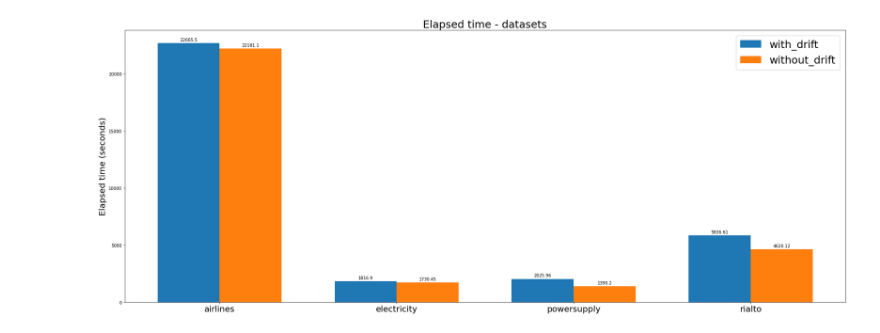
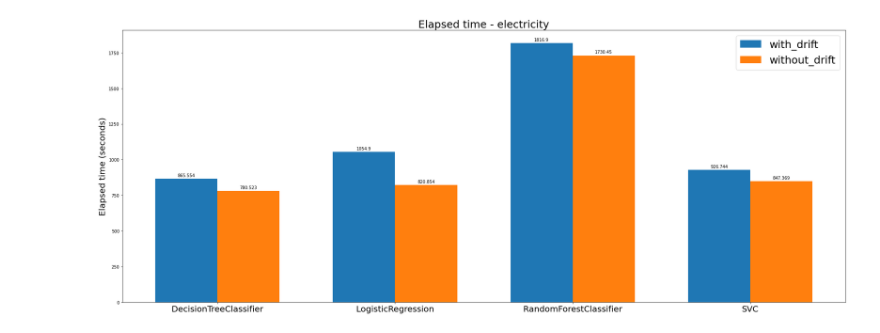
Before and after one commit to feamelo/drift-meta-learning, a Jupyter notebook: src/experiments/results/result_elapsed_time.ipynb, the cells around one changed output. Drawn from its saved outputs; the diff is of its cells as text; code cells hidden in the pictures.

```diff
--- a/src/experiments/results/result_elapsed_time.ipynb
+++ b/src/experiments/results/result_elapsed_time.ipynb
@@ -19,0 +15,3 @@ array(['base_models', 'meta_labels', 'datasets'], dtype=object)
+# %%
+datasets = df["dataset"].unique()
+datasets
@@ -20,7 +20,7 @@ array(['base_models', 'meta_labels', 'datasets'], dtype=object)
 # %%
-def plot_experiment_time(experiment: str):
-    df_plot = df[df["experiment"] == experiment].sort_values(by=["detail"])
-    labels = df_plot["detail"].unique()
+def plot_dataset_time(dataset: str):
+    df_plot = df[df["dataset"] == dataset].sort_values(by=["base_model"])
+    labels = df_plot["base_model"].unique()
 
     with_drift = df_plot[df_plot["include_drift"] == True]["elapsed_time"]
     without_drift = df_plot[df_plot["include_drift"] == False]["elapsed_time"]
@@ -36,7 +36,7 @@ def plot_experiment_time(experiment: str):
 
     # Add some text for labels, title and custom x-axis tick labels, etc.
     ax.set_ylabel('Elapsed time (seconds)', fontsize=20)
-    ax.set_title(f'Elapsed time - {experiment}', fontsize=25)
+    ax.set_title(f'Elapsed time - {dataset}', fontsize=25)
     ax.set_xticks(x, labels, fontsize=20)
     ax.legend(fontsize=25)
 
@@ -56,4 +48,4 @@ plot_experiment_time(experiments[1])
-# %%
-plot_experiment_time(experiments[2])
-# %% [output]
-[figure, removed]
+# %%
+plot_dataset_time(datasets[0])
+# %% [output]
+[figure, added]
```
Also changed, not shown: parts of 8 cells of this notebook, 16 other files.
